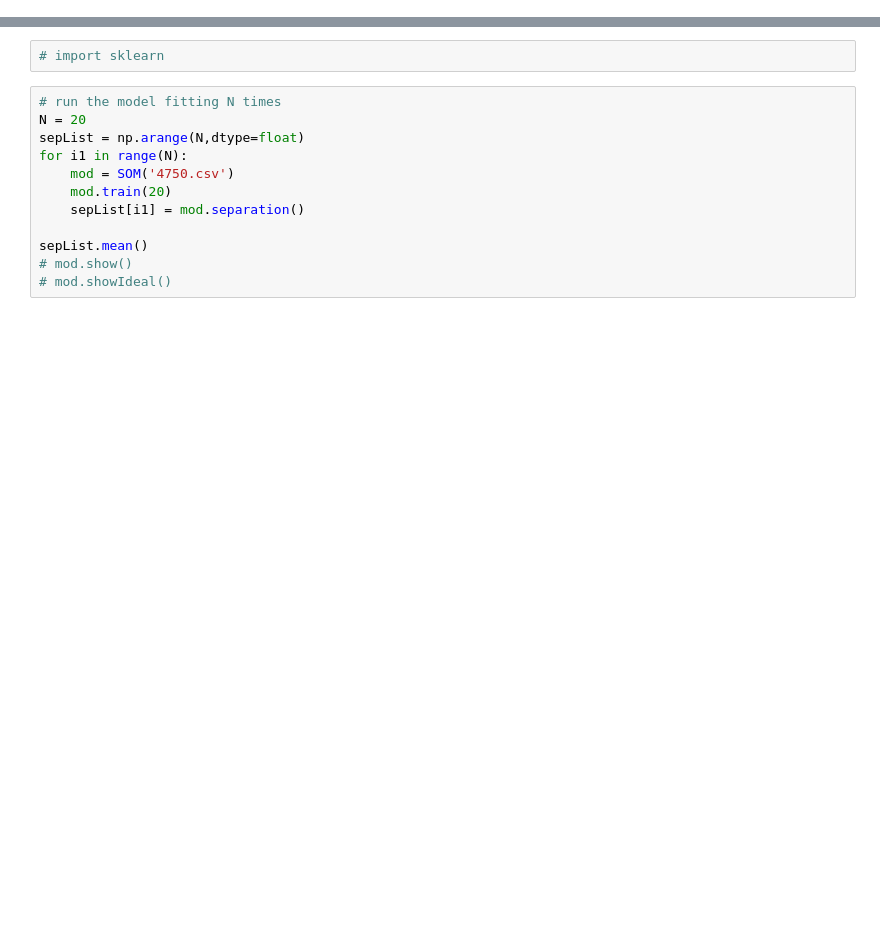
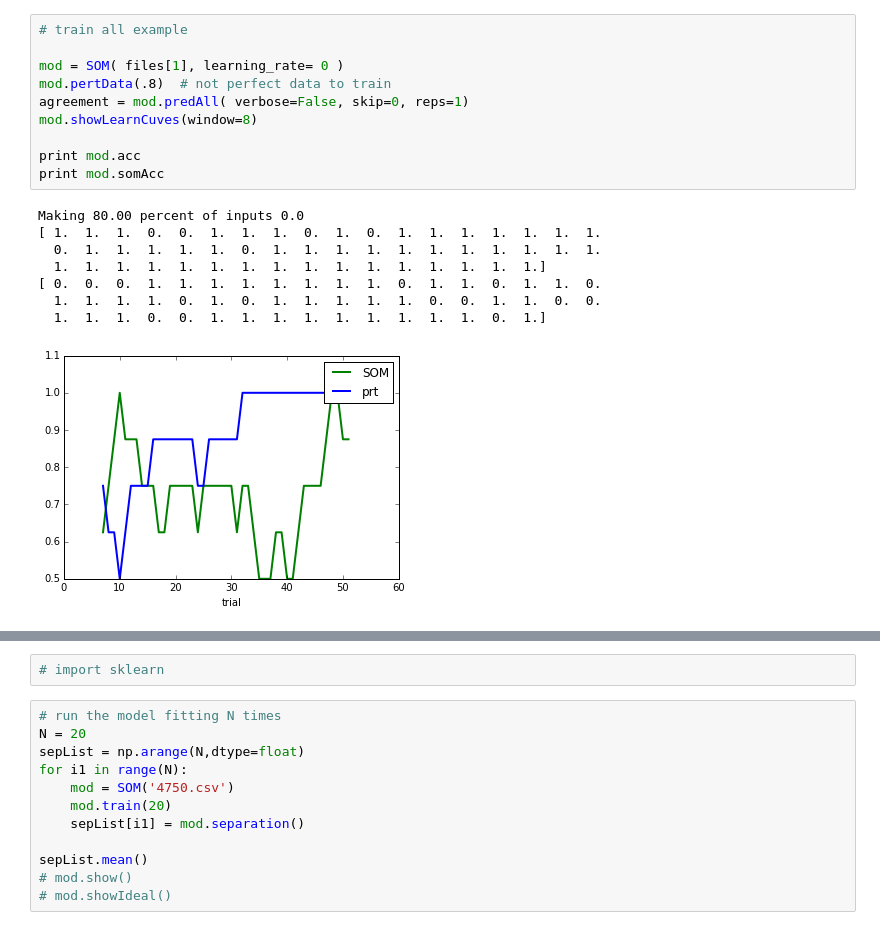
Before and after one commit to sriveravi/som, a Jupyter notebook: runSOM2.ipynb, the cells around one changed output, grey strips where cells are left out. Cells and saved outputs as stored; diff of their text form; blank space fills up the shorter version.

```diff
--- a/runSOM2.ipynb
+++ b/runSOM2.ipynb
@@ -281,0 +337,19 @@ Ideal exemplar projection
+# %%
+# train all example
+
+mod = SOM( files[1], learning_rate= 0 )
+mod.pertData(.8)  # not perfect data to train
+agreement = mod.predAll( verbose=False, skip=0, reps=1)
+mod.showLearnCuves(window=8)
+
+print mod.acc
+print mod.somAcc
+# %% [output]
+Making 80.00 percent of inputs 0.0
+[ 1.  1.  1.  0.  0.  1.  1.  1.  0.  1.  0.  1.  1.  1.  1.  1.  1.  1.
+  0.  1.  1.  1.  1.  1.  0.  1.  1.  1.  1.  1.  1.  1.  1.  1.  1.  1.
+  1.  1.  1.  1.  1.  1.  1.  1.  1.  1.  1.  1.  1.  1.  1.  1.]
+[ 0.  0.  0.  1.  1.  1.  1.  1.  1.  1.  1.  0.  1.  1.  0.  1.  1.  0.
+  1.  1.  1.  1.  0.  1.  0.  1.  1.  1.  1.  1.  0.  0.  1.  1.  0.  0.
+  1.  1.  1.  0.  0.  1.  1.  1.  1.  1.  1.  1.  1.  1.  0.  1.]
+[figure, added]
```
Also changed, not shown: parts of 14 cells of this notebook.
